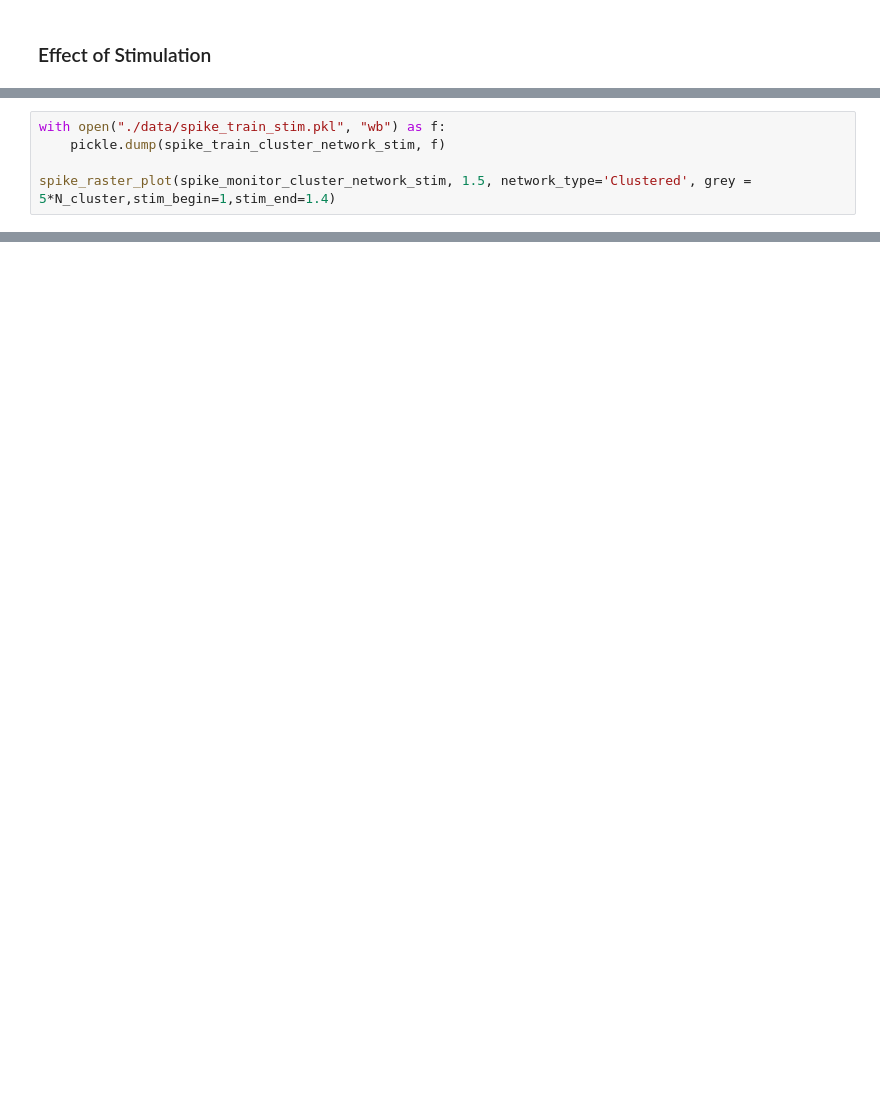
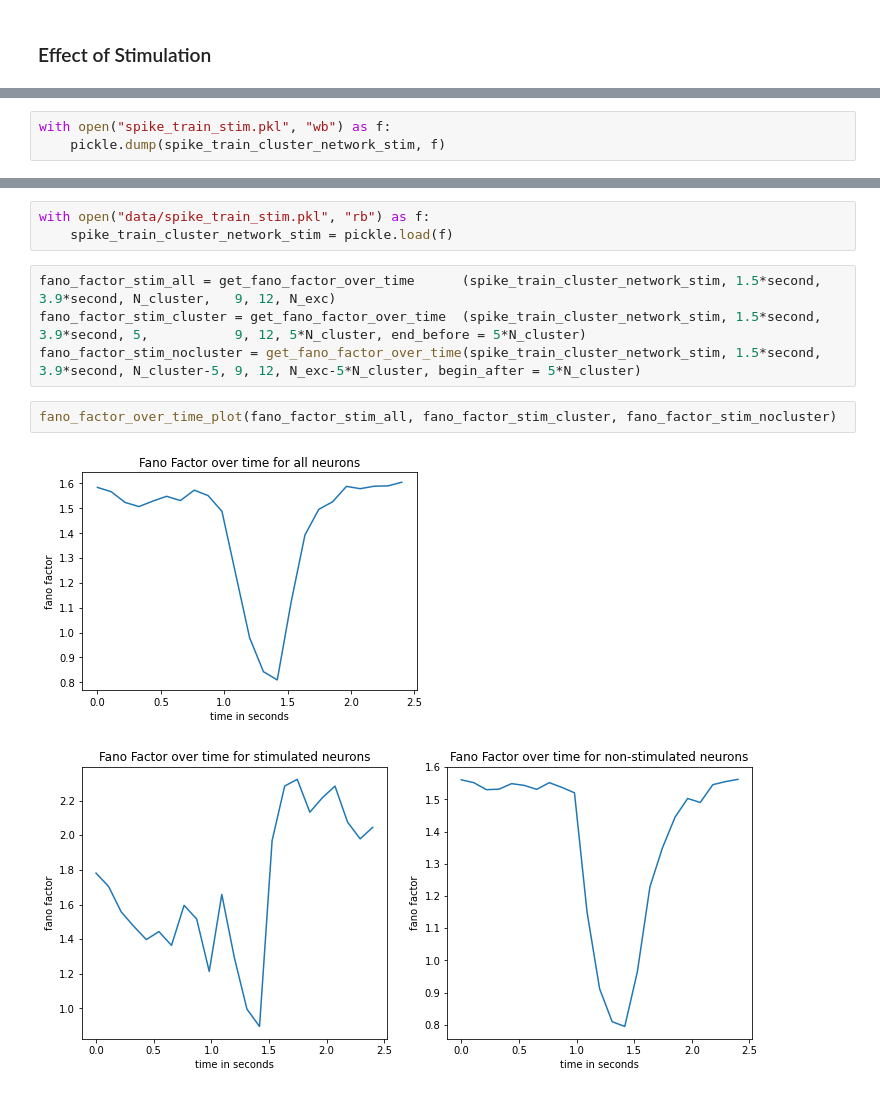
Before and after one commit to anujanegi/clustered-connections, a Jupyter notebook: Slow Dynamics and High Variability in Networks with Clustered Connections.ipynb, the cells around one changed output, grey strips where cells are left out. Drawn from its saved outputs; the diff is of its cells as text; blank space fills up the shorter version.

```diff
--- a/Slow Dynamics and High Variability in Networks with Clustered Connections.ipynb
+++ b/Slow Dynamics and High Variability in Networks with Clustered Connections.ipynb
@@ -98,5 +97,3 @@ state_monitor_cluster_network_stim, spike_monitor_cluster_network_stim, spike_tr
 # %%
-with open("./data/spike_train_stim.pkl", "wb") as f:
+with open("spike_train_stim.pkl", "wb") as f:
     pickle.dump(spike_train_cluster_network_stim, f)
-
-spike_raster_plot(spike_monitor_cluster_network_stim, 1.5, network_type='Clustered', grey = 5*N_cluster,stim_begin=1,stim_end=1.4)
@@ -129,0 +104,12 @@ print(fano_diff_cluster_stim)
+# %%
+with open("data/spike_train_stim.pkl", "rb") as f:
+    spike_train_cluster_network_stim = pickle.load(f)
+# %%
+fano_factor_stim_all = get_fano_factor_over_time      (spike_train_cluster_network_stim, 1.5*second, 3.9*second, N_cluster,   9, 12, N_exc)
+fano_factor_stim_cluster = get_fano_factor_over_time  (spike_train_cluster_network_stim, 1.5*second, 3.9*second, 5,           9, 12, 5*N_cluster, end_before = 5*N_cluster)
+fano_factor_stim_nocluster = get_fano_factor_over_time(spike_train_cluster_network_stim, 1.5*second, 3.9*second, N_cluster-5, 9, 12, N_exc-5*N_cluster, begin_after = 5*N_cluster)
+# %%
+fano_factor_over_time_plot(fano_factor_stim_all, fano_factor_stim_cluster, fano_factor_stim_nocluster)
+# %% [output]
+[figure, added]
+[figure, added]
```
Also changed, not shown: parts of 9 cells of this notebook, 4 other files.
